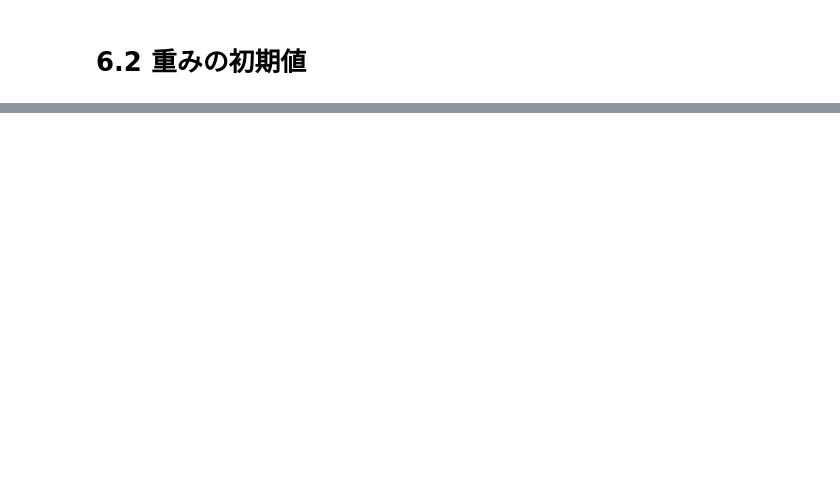
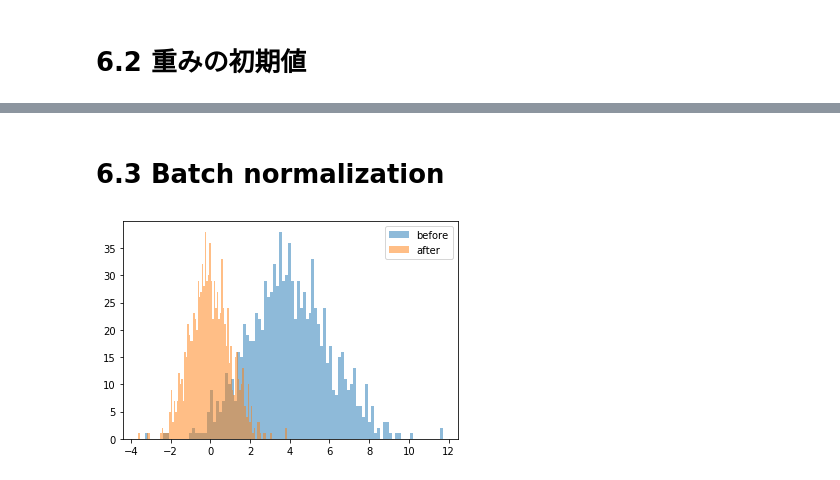
Before and after one commit to reim2zk/deep-learning-from-scratch, a Jupyter notebook: src/chapter6.ipynb, the cells around one changed output, grey strips where cells are left out. Drawn from its saved outputs; the diff is of its cells as text; code cells hidden in the pictures; blank space fills up the shorter version.

```diff
--- a/src/chapter6.ipynb
+++ b/src/chapter6.ipynb
@@ -127,0 +137,13 @@ for sig_w in [1.0, 0.01, 1/np.sqrt(node_num)]:
+# %% [markdown]
+# 6.3 Batch normalization
+# %%
+xs = np.random.normal(4.0, 2.0, 1000)
+mu =  np.sum(xs) / len(xs)
+sig = np.sqrt(np.sum((xs-mu)**2) / len(xs))
+ys = (xs-mu) / sig
+plt.hist(xs, 100, alpha=0.5, label="before")
+plt.hist(ys, 100, alpha=0.5, label="after")
+plt.legend()
+plt.show()
+# %% [output]
+[figure, added]
```
Also changed, not shown: parts of 6 cells of this notebook.
